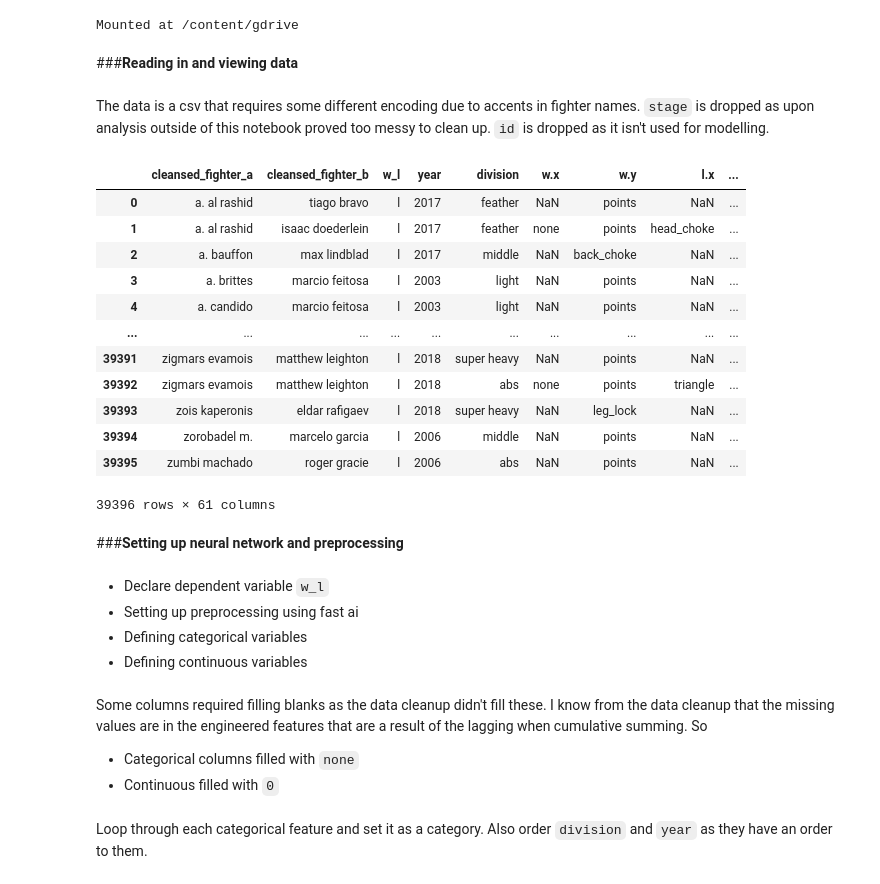
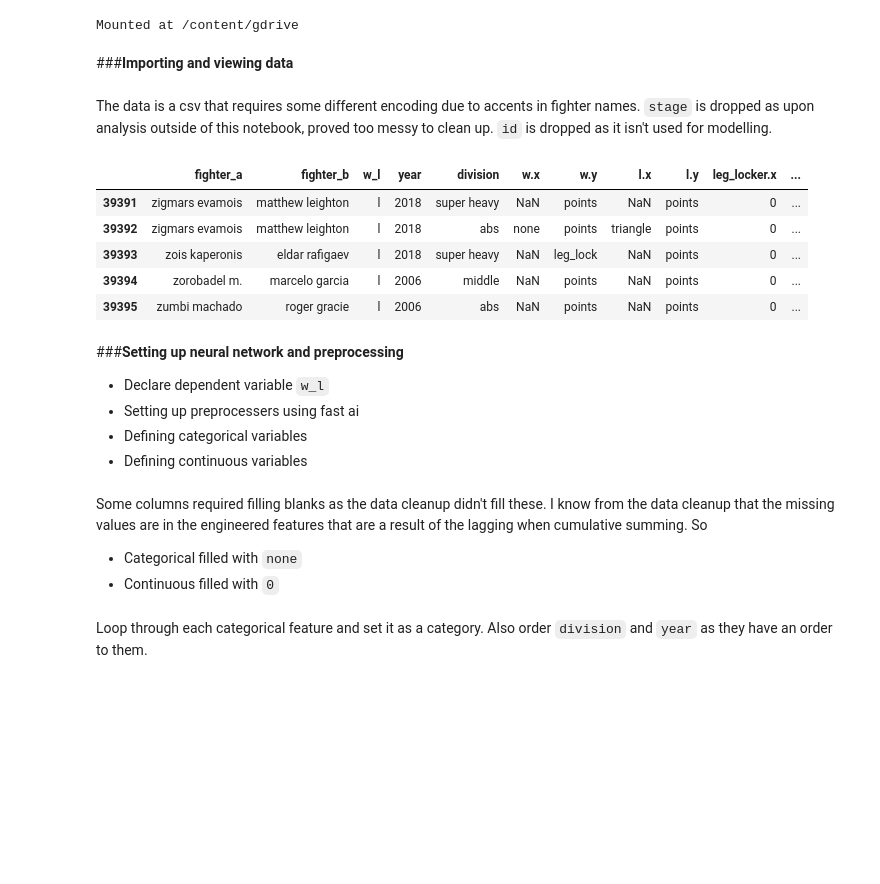
Before and after one commit to Lion-Mod/BJJ-match-predictions, a Jupyter notebook: Predicting_matches.ipynb, the cells around one changed output. Saved outputs shown, nothing was run; the diff lists cells and outputs as text; code cells hidden in the pictures; blank space fills up the shorter version.

```diff
--- a/Predicting_matches.ipynb
+++ b/Predicting_matches.ipynb
@@ -118,39 +127,31 @@ fastbook.setup_book()
 # %% [output]
 Mounted at /content/gdrive
 # %% [markdown]
-###**Reading in and viewing data**
+###**Importing and viewing data**
 # %% [markdown]
-The data is a csv that requires some different encoding due to accents in fighter names. `stage` is dropped as upon analysis outside of this notebook proved too messy to clean up. `id` is dropped as it isn't used for modelling.
+The data is a csv that requires some different encoding due to accents in fighter names. `stage` is dropped as upon analysis outside of this notebook, proved too messy to clean up. `id` is dropped as it isn't used for modelling.
 # %%
 # Read in data
-stats = pd.read_csv("categorised_matches.csv", encoding = "iso-8859-1")
+matches = pd.read_csv("matches.csv", encoding = "iso-8859-1")
 
 # stage and id dropped
-stats.drop(["id", "stage"], axis = 1, inplace = True)
+matches.drop(["id", "stage"], axis = 1, inplace = True)
 
 # View data
-stats
+matches.tail(5)
 # %% [output]
-|  | cleansed_fighter_a | cleansed_fighter_b | w_l | year | division | w.x | w.y | l.x | ... |
-| 0 | a. al rashid | tiago bravo | l | 2017 | feather | NaN | points | NaN | ... |
-| 1 | a. al rashid | isaac doederlein | l | 2017 | feather | none | points | head_choke | ... |
-| 2 | a. bauffon | max lindblad | l | 2017 | middle | NaN | back_choke | NaN | ... |
-| 3 | a. brittes | marcio feitosa | l | 2003 | light | NaN | points | NaN | ... |
-| 4 | a. candido | marcio feitosa | l | 2003 | light | NaN | points | NaN | ... |
-| ... | ... | ... | ... | ... | ... | ... | ... | ... | ... |
-| 39391 | zigmars evamois | matthew leighton | l | 2018 | super heavy | NaN | points | NaN | ... |
-| 39392 | zigmars evamois | matthew leighton | l | 2018 | abs | none | points | triangle | ... |
-| 39393 | zois kaperonis | eldar rafigaev | l | 2018 | super heavy | NaN | leg_lock | NaN | ... |
-| 39394 | zorobadel m. | marcelo garcia | l | 2006 | middle | NaN | points | NaN | ... |
-| 39395 | zumbi machado | roger gracie | l | 2006 | abs | NaN | points | NaN | ... |
+|  | fighter_a | fighter_b | w_l | year | division | w.x | w.y | l.x | l.y | leg_locker.x | ... |
+| 39391 | zigmars evamois | matthew leighton | l | 2018 | super heavy | NaN | points | NaN | points | 0 | ... |
+| 39392 | zigmars evamois | matthew leighton | l | 2018 | abs | none | points | triangle | points | 0 | ... |
+| 39393 | zois kaperonis | eldar rafigaev | l | 2018 | super heavy | NaN | leg_lock | NaN | points | 0 | ... |
+| 39394 | zorobadel m. | marcelo garcia | l | 2006 | middle | NaN | points | NaN | points | 0 | ... |
+| 39395 | zumbi machado | roger gracie | l | 2006 | abs | NaN | points | NaN | points | 0 | ... |
-39396 rows × 61 columns
 # %% [markdown]
 ###**Setting up neural network and preprocessing**
+* Declare dependent variable `w_l`
+* Setting up preprocessers using fast ai
+* Defining categorical variables
+* Defining continuous variables
-# %% [markdown]
-* Declare dependent variable `w_l`
-* Setting up preprocessing using fast ai
-* Defining categorical variables
-* Defining continuous variables
 # %%
 dep_var = 'w_l'
 procs = [FillMissing, Normalize, Categorify]
@@ -159,6 +160,6 @@ cont = list(set(stats.columns) - set(cat + [dep_var]))
 # %% [markdown]
 Some columns required filling blanks as the data cleanup didn't fill these. I know from the data cleanup that the missing values are in the engineered features that are a result of the lagging when cumulative summing. So
-* Categorical columns filled with `none`
+* Categorical filled with `none`
 * Continuous filled with `0`
 # %%
 for feat in ["w.x", "w.y", "l.x", "l.y", "w_yearly.x", "w_yearly.y", "l_yearly.x", "l_yearly.y"]:
```
Also changed, not shown: parts of 38 cells of this notebook.
